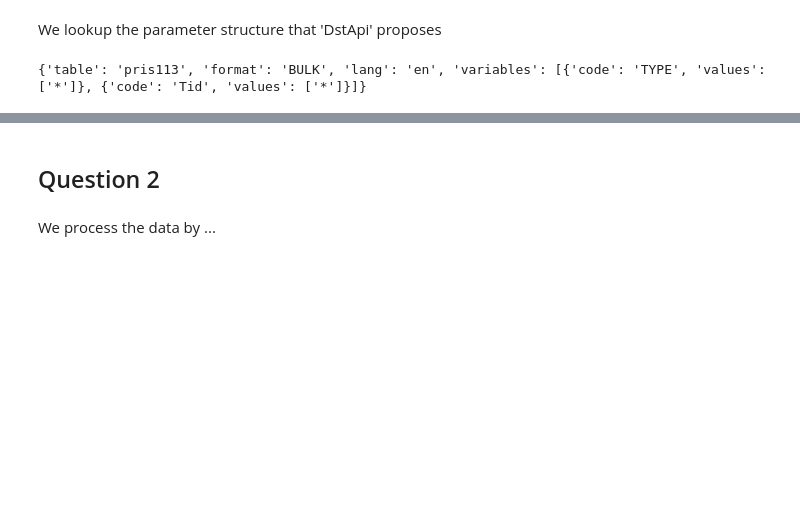
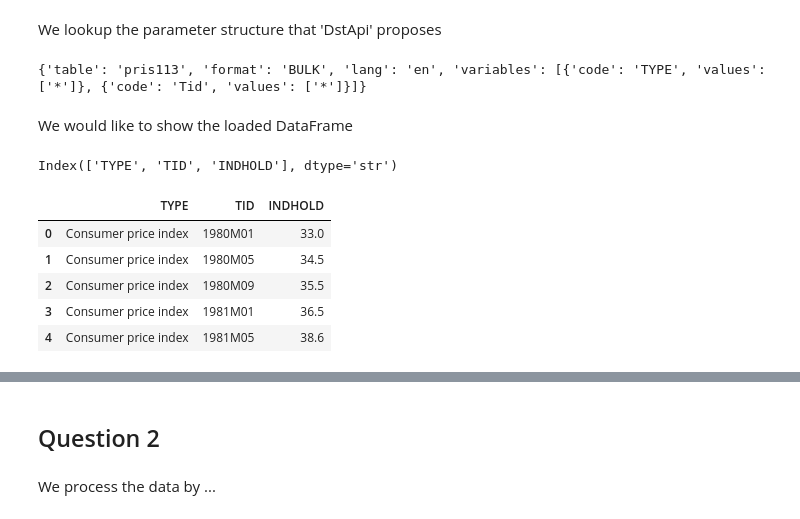
Before and after one commit to NumEconCopenhagen/projects-2025-jvb, a Jupyter notebook: 01_dataproject/dataproject.ipynb, the cells around one changed output, grey strips where cells are left out. Saved outputs shown, nothing was run; the diff lists cells and outputs as text; code cells hidden in the pictures; blank space fills up the shorter version.

```diff
--- a/01_dataproject/dataproject.ipynb
+++ b/01_dataproject/dataproject.ipynb
@@ -45,3 +46,17 @@ params = pris113.define_base_params(language='en')
 print(params)
 # %% [output]
 {'table': 'pris113', 'format': 'BULK', 'lang': 'en', 'variables': [{'code': 'TYPE', 'values': ['*']}, {'code': 'Tid', 'values': ['*']}]}
+# %% [markdown]
+We would like to show the loaded DataFrame
+# %%
+data = pris113.get_data(params=params)
+print(data.columns)
+data.head()
+# %% [output]
+Index(['TYPE', 'TID', 'INDHOLD'], dtype='str')
+|  | TYPE | TID | INDHOLD |
+| 0 | Consumer price index | 1980M01 | 33.0 |
+| 1 | Consumer price index | 1980M05 | 34.5 |
+| 2 | Consumer price index | 1980M09 | 35.5 |
+| 3 | Consumer price index | 1981M01 | 36.5 |
+| 4 | Consumer price index | 1981M05 | 38.6 |
```
Also changed, not shown: parts of 5 cells of this notebook.
